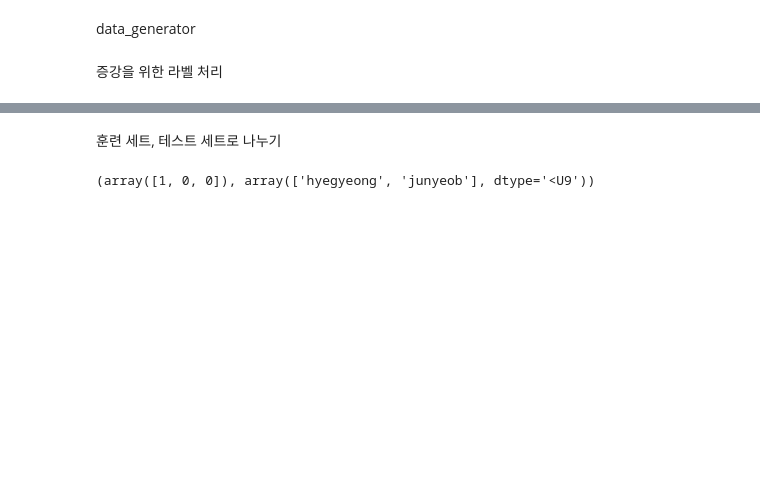
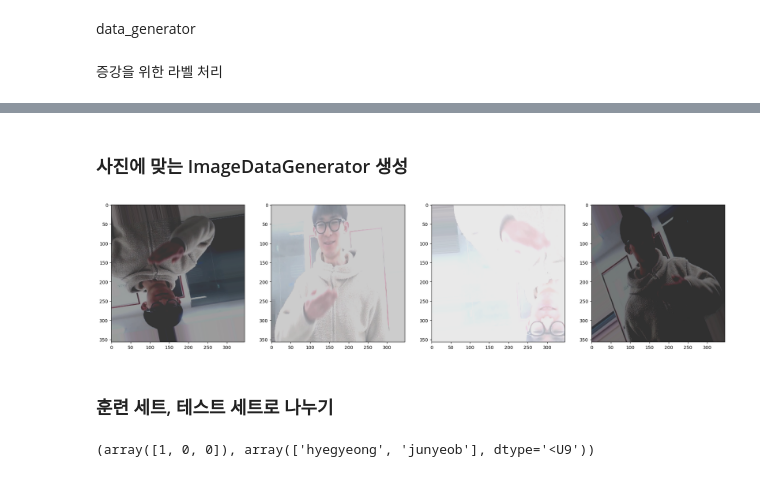
Before and after one commit to addinedu-ros-4th/deeplearning-repo-6, a Jupyter notebook: src/cnn_train.ipynb, the cells around one changed output, grey strips where cells are left out. Cells and saved outputs as stored; diff of their text form; code cells hidden in the pictures; blank space fills up the shorter version.

```diff
--- a/src/cnn_train.ipynb
+++ b/src/cnn_train.ipynb
@@ -114,5 +122,21 @@ plt.show()
+# %% [markdown]
+### 사진에 맞는 ImageDataGenerator 생성
+# %%
+datagen = ImageDataGenerator(
+    rotation_range=30,
+    height_shift_range=0.3,
+    brightness_range=(0.7, 1.3),
+    channel_shift_range=150,
+    zoom_range=0.5,
+    horizontal_flip=True,
+    vertical_flip=True,
+)
+
+show_aug_image_batch(image, datagen, n_images=4)
+# %% [output]
+[figure, added]
 # %% [markdown]
-훈련 세트, 테스트 세트로 나누기
+### 훈련 세트, 테스트 세트로 나누기
 # %%
 from sklearn.model_selection import train_test_split
 from sklearn.preprocessing import LabelEncoder
```
Also changed, not shown: parts of 24 cells of this notebook, 2 other files.
